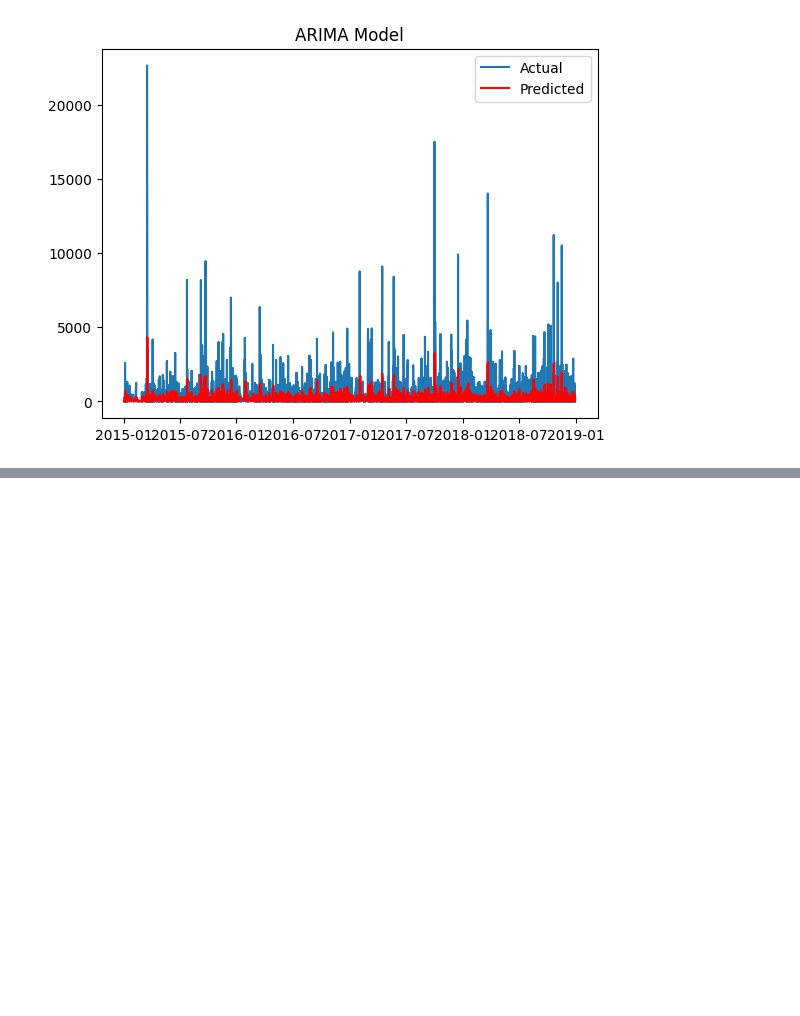
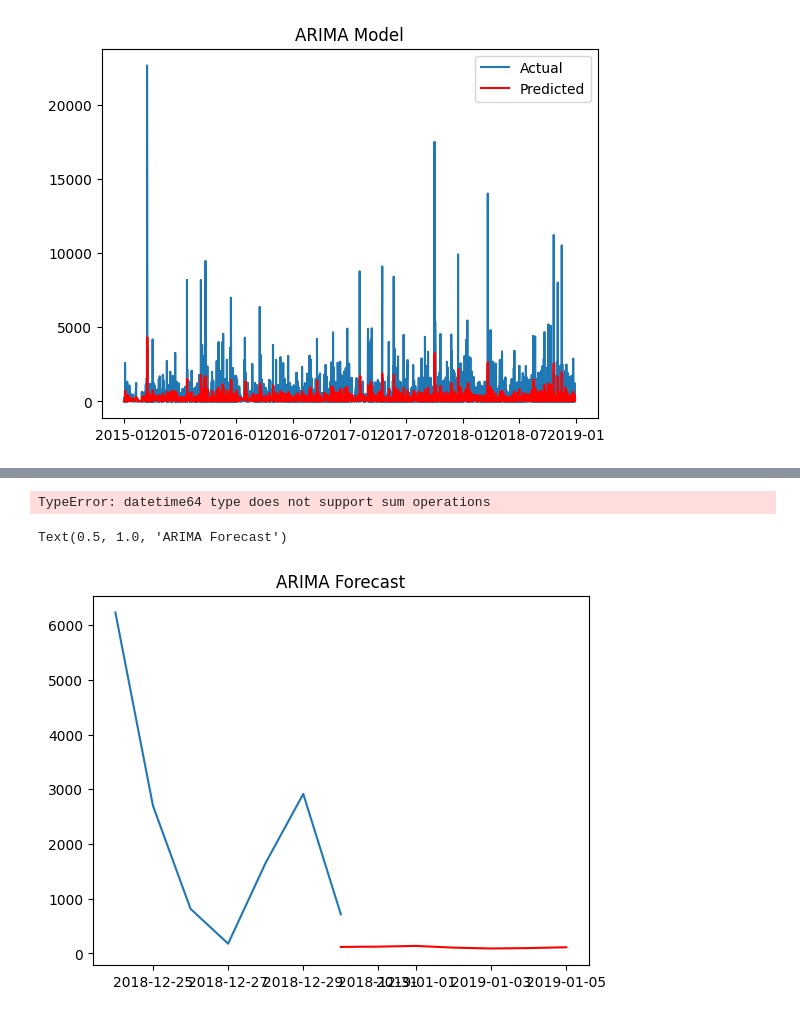
Before and after one commit to MrIsCM/DataProjects, a Jupyter notebook: P1_Sales_DA/predictions.ipynb, the cells around one changed output, grey strips where cells are left out. Drawn from its saved outputs; the diff is of its cells as text; code cells hidden in the pictures; blank space fills up the shorter version.

Commit message:
Changes in the model. Not done yet.

```diff
--- a/P1_Sales_DA/predictions.ipynb
+++ b/P1_Sales_DA/predictions.ipynb
@@ -81,0 +94,19 @@ print(f"Residuals stdev: {residuals.std()}")
+# %%
+# Predict next 7 days
+forecast = model_fit.forecast(steps=7)
+forecast_dates = pd.date_range(start=df.index[-1], periods=7, freq='D')
+forecast = pd.DataFrame(forecast.values, index=forecast_dates)
+forecast.columns = ['Sales']
+# %%
+actual = data.groupby(df.index).sum()
+actual
+# %% [output]
+TypeError: datetime64 type does not support sum operations
+# %%
+plt.figure()
+plt.plot(actual, label='Actual')
+plt.plot(forecast['Sales'], color='red', label='Predicted')
+plt.title('ARIMA Forecast')
+# %% [output]
+Text(0.5, 1.0, 'ARIMA Forecast')
+[figure, added]
```
Also changed, not shown: parts of 3 cells of this notebook.
